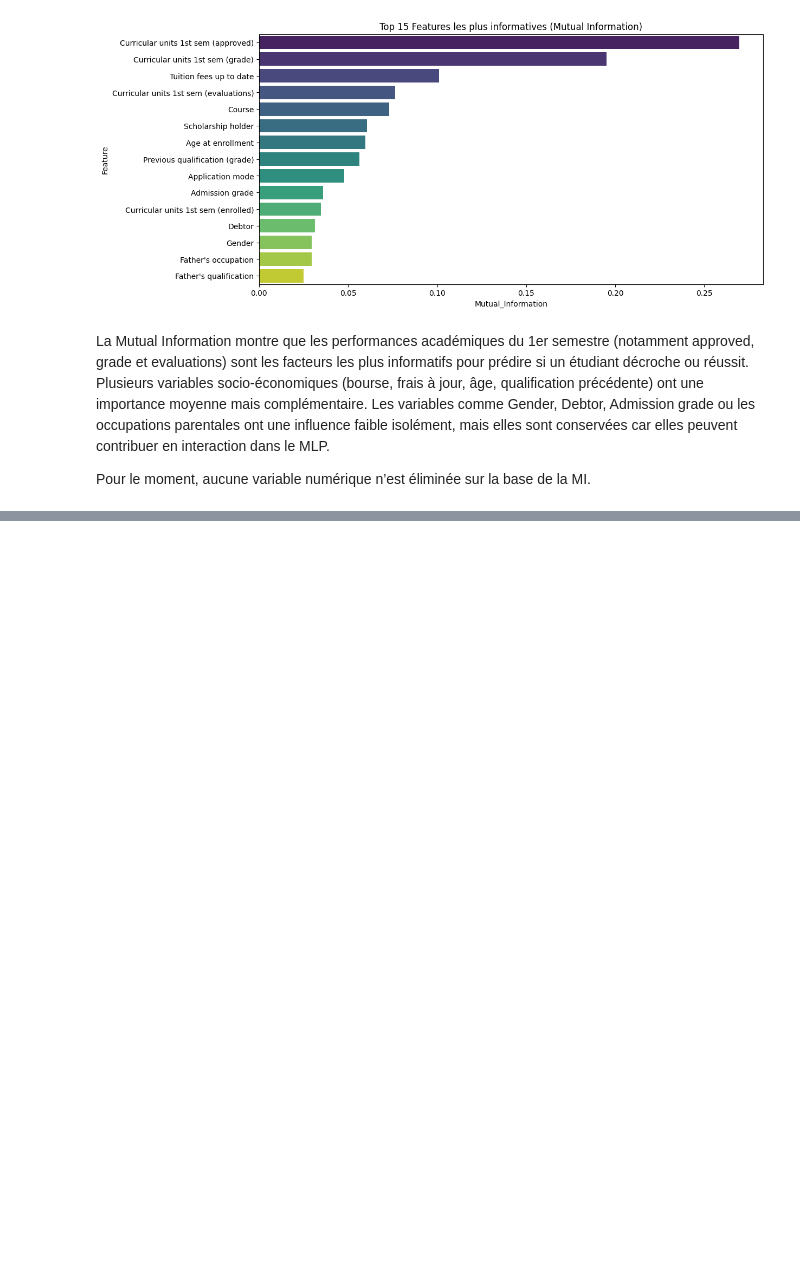
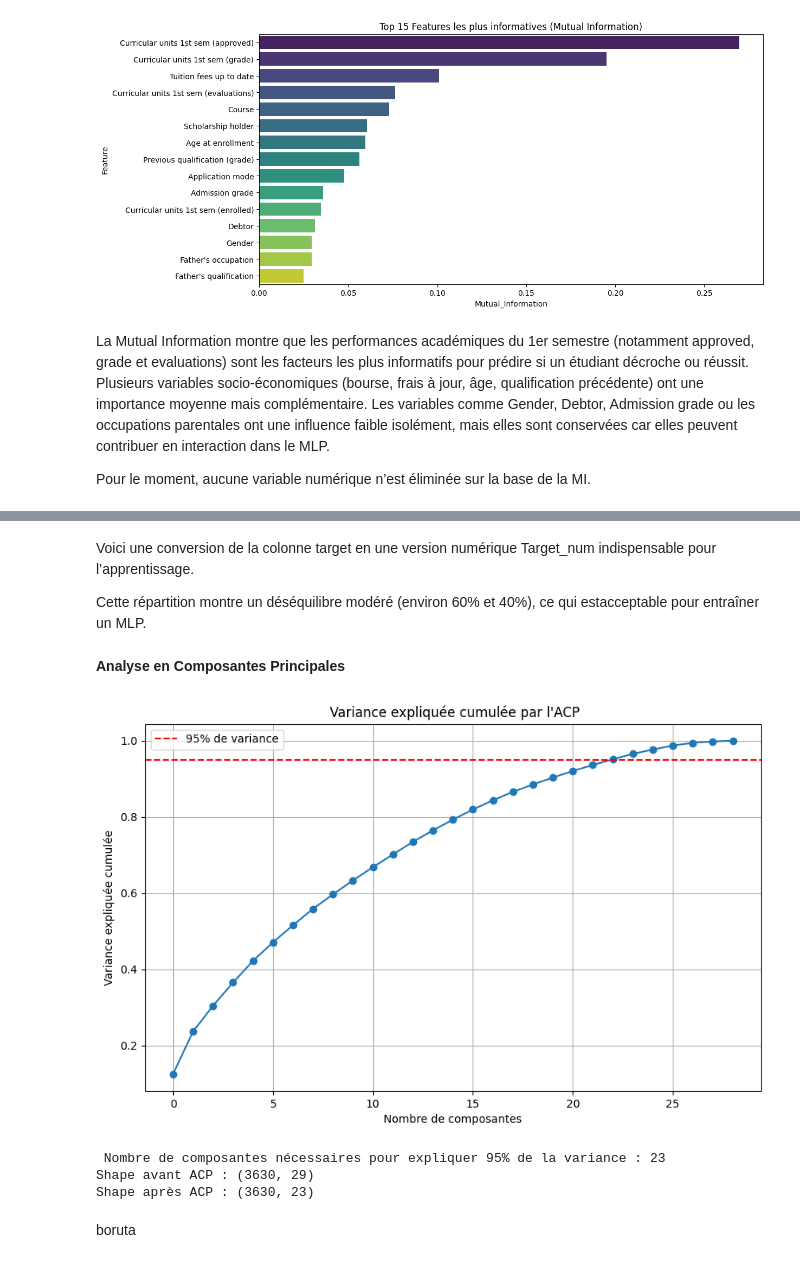
Before and after one commit to Hierogifle/ANN-playground, a Jupyter notebook: MLP_PROJET.ipynb, the cells around one changed output, grey strips where cells are left out. Saved outputs shown, nothing was run; the diff lists cells and outputs as text; code cells hidden in the pictures; blank space fills up the shorter version.

```diff
--- a/MLP_PROJET.ipynb
+++ b/MLP_PROJET.ipynb
@@ -553,0 +775,9 @@ boruta
+# %%
+df_encoded['Target_num'] = df_encoded['Target'].map({
+    'Graduate': 1,
+    'Dropout': 0
+})
+
+# Vérification
+print(df_encoded['Target_num'].value_counts())
+print(df_encoded[['Target','Target_num']].head())
@@ -553,0 +795,50 @@ boruta
+# %% [markdown]
+Voici une conversion de la colonne target en une version numérique Target_num indispensable pour l’apprentissage.
+
+Cette répartition montre un déséquilibre modéré (environ 60% et 40%), ce qui estacceptable pour entraîner un MLP.
+# %% [markdown]
+**Analyse en Composantes Principales**
+# %%
+# Séparation features / target
+X = df_encoded.drop(columns=['Target', 'Target_num'])
+y = df_encoded['Target_num']
+
+# Standardisation
+scaler = StandardScaler()
+X_scaled = scaler.fit_transform(X)
+
+# ACP sans préciser n_composants : on garde tout pour analyser
+pca = PCA()
+pca.fit(X_scaled)
+
+# Variance expliquée cumulée
+explained_variance = np.cumsum(pca.explained_variance_ratio_)
+
+# Visualisation
+plt.figure(figsize=(10, 6))
+plt.plot(explained_variance, marker='o')
+plt.axhline(0.95, color='red', linestyle='--', label='95% de variance')
+plt.title(" Variance expliquée cumulée par l'ACP")
+plt.xlabel("Nombre de composantes")
+plt.ylabel("Variance expliquée cumulée")
+plt.grid(True)
+plt.legend()
+plt.show()
+
+# Déterminer automatiquement le nb de composantes pour 95% de variance
+n_components_95 = np.argmax(explained_variance >= 0.95) + 1
+print(f" Nombre de composantes nécessaires pour expliquer 95% de la variance : {n_components_95}")
+
+# Nouvelle ACP avec seulement les composantes utiles
+pca_final = PCA(n_components=n_components_95)
+X_pca = pca_final.fit_transform(X_scaled)
+
+print("Shape avant ACP :", X.shape)
+print("Shape après ACP :", X_pca.shape)
+# %% [output]
+[figure, added]
+ Nombre de composantes nécessaires pour expliquer 95% de la variance : 23
+Shape avant ACP : (3630, 29)
+Shape après ACP : (3630, 23)
+# %% [markdown]
+boruta
```
Also changed, not shown: parts of 17 cells of this notebook, 1 other file.
